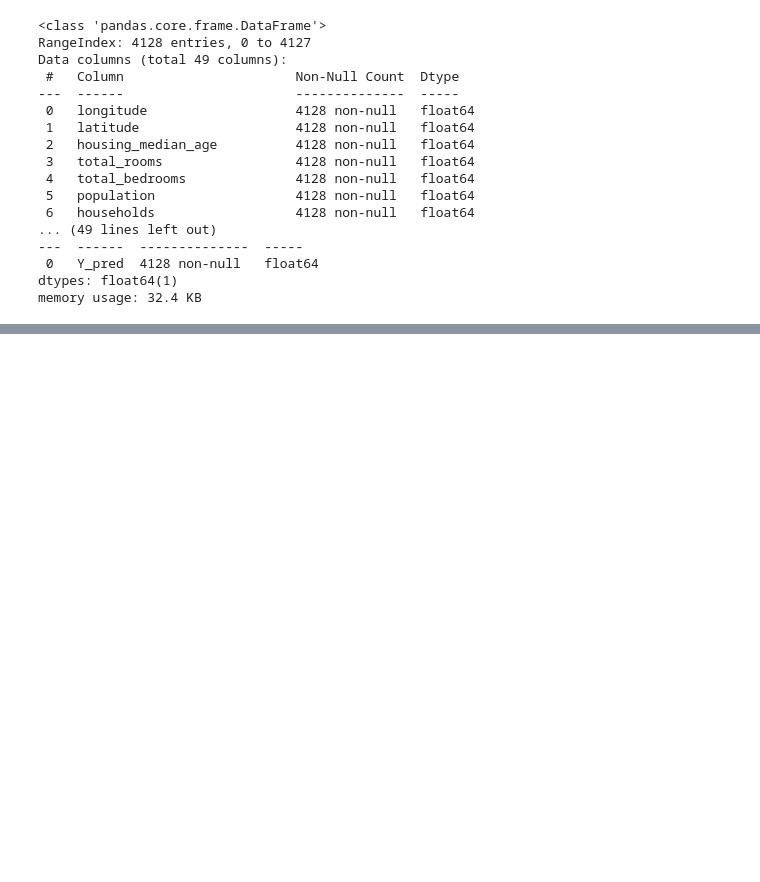
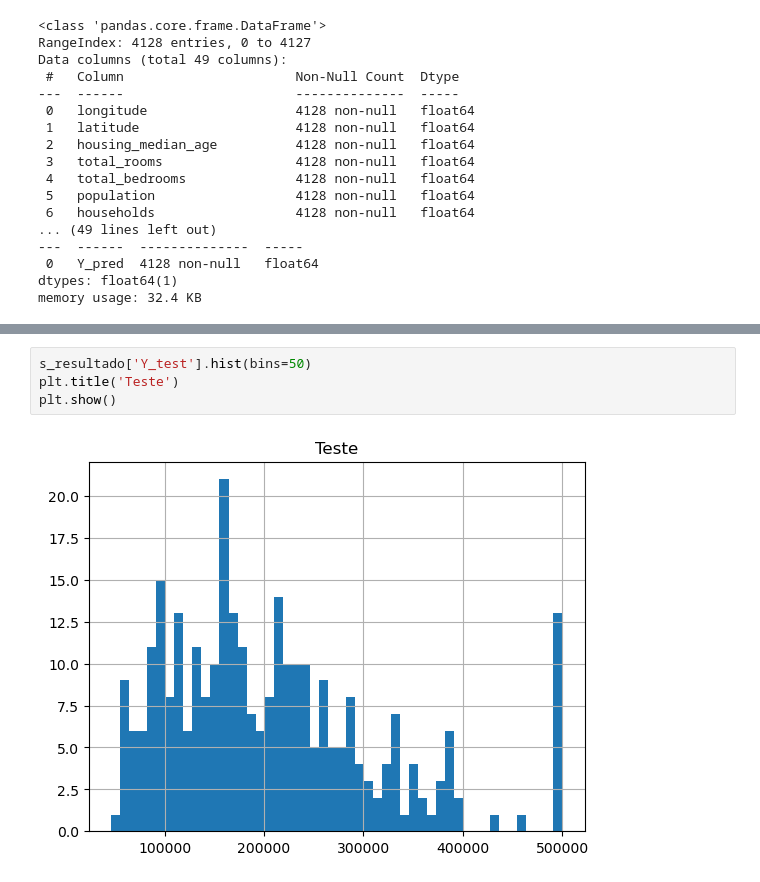
Before and after one commit to RodrigodeFeo/8DTS, a Jupyter notebook: Trabalho_EDA_PythonV2-RM351578.ipynb, the cells around one changed output, grey strips where cells are left out. Drawn from its saved outputs; the diff is of its cells as text; blank space fills up the shorter version.

```diff
--- a/Trabalho_EDA_PythonV2-RM351578.ipynb
+++ b/Trabalho_EDA_PythonV2-RM351578.ipynb
@@ -647,0 +651,6 @@ s_resultado
+# %%
+s_resultado['Y_test'].hist(bins=50)
+plt.title('Teste')
+plt.show()
+# %% [output]
+[figure, added]
```
Also changed, not shown: parts of 4 cells of this notebook.
